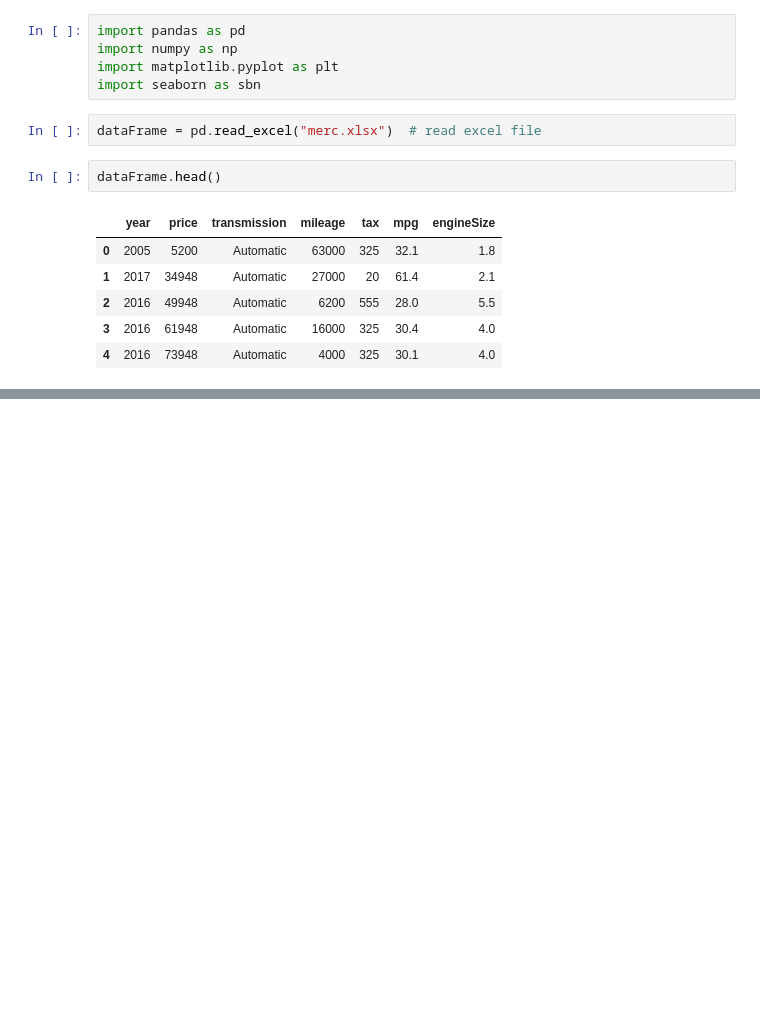
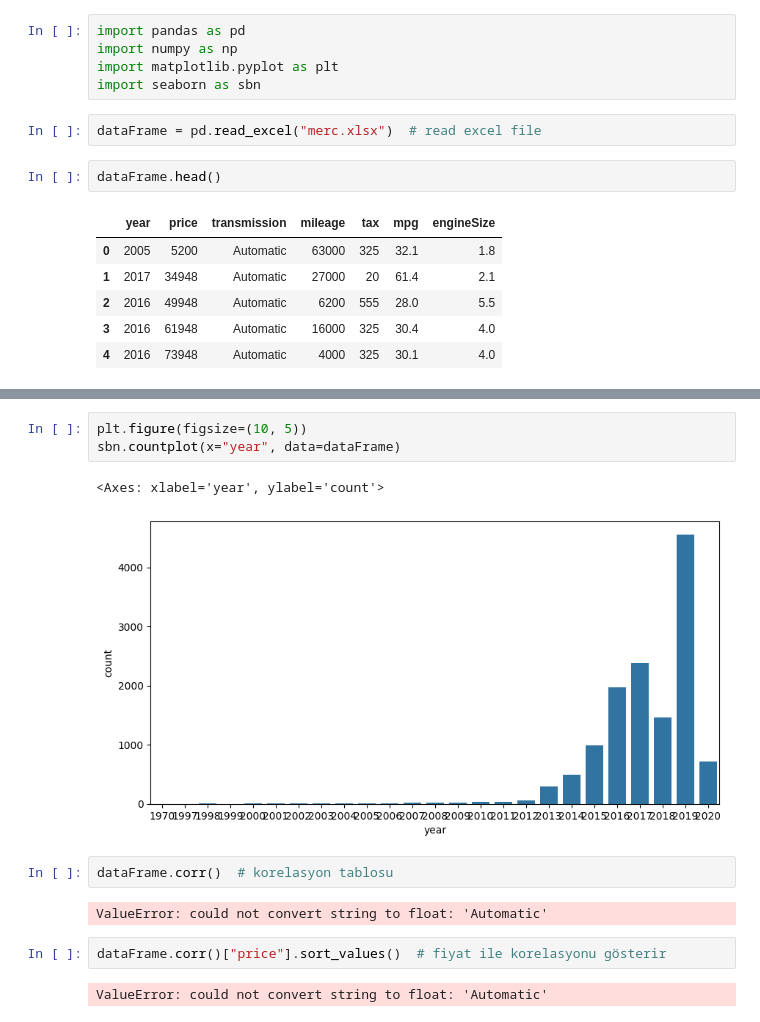
Before and after one commit to SELIMCNR/Python-learning-Jupiter, a Jupyter notebook: 30-TenserflowAnaliz2.ipynb, the cells around one changed output, grey strips where cells are left out. Cells and saved outputs as stored; diff of their text form; blank space fills up the shorter version.

```diff
--- a/30-TenserflowAnaliz2.ipynb
+++ b/30-TenserflowAnaliz2.ipynb
@@ -16,0 +47,14 @@ dataFrame.head()
+# %%
+plt.figure(figsize=(10, 5))
+sbn.countplot(x="year", data=dataFrame)
+# %% [output]
+<Axes: xlabel='year', ylabel='count'>
+[figure, added]
+# %%
+dataFrame.corr()  # korelasyon tablosu
+# %% [output]
+ValueError: could not convert string to float: 'Automatic'
+# %%
+dataFrame.corr()["price"].sort_values()  # fiyat ile korelasyonu gösterir
+# %% [output]
+ValueError: could not convert string to float: 'Automatic'
```
Also changed, not shown: parts of 50 cells of this notebook, 2 other files.
